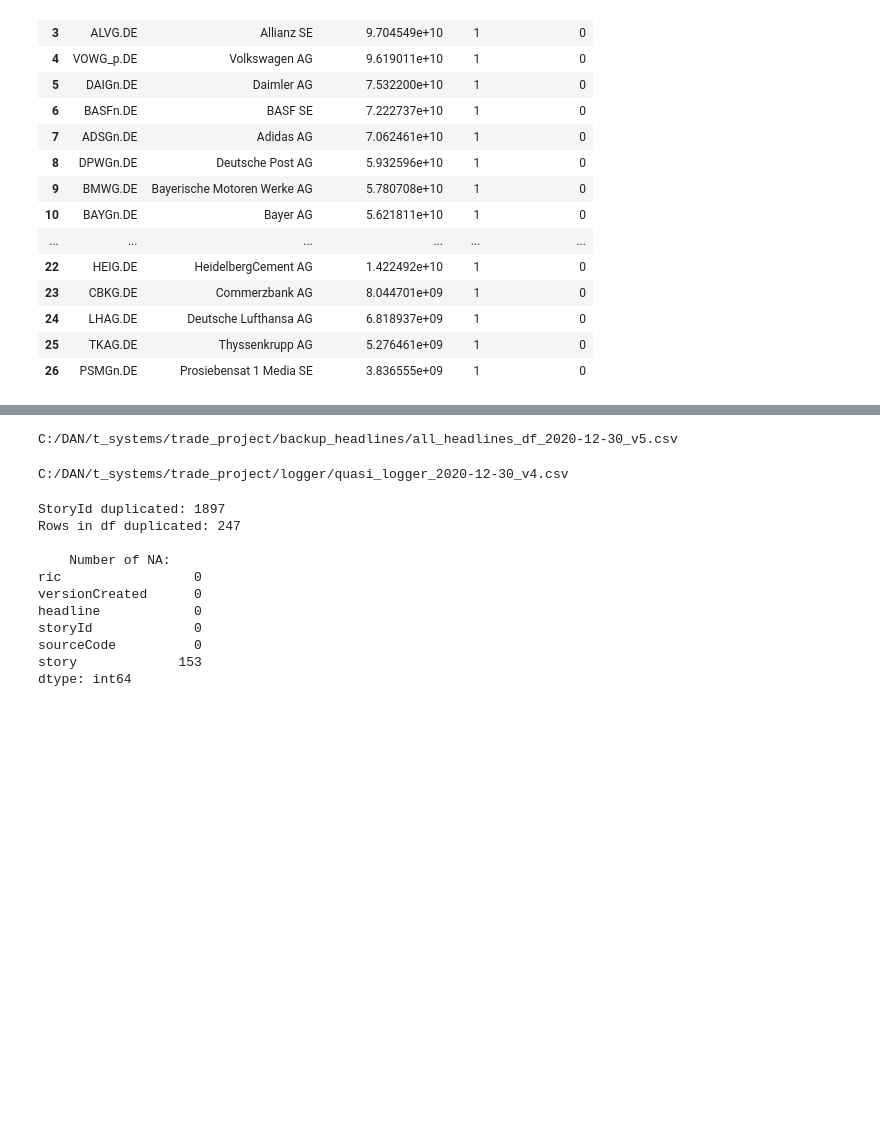
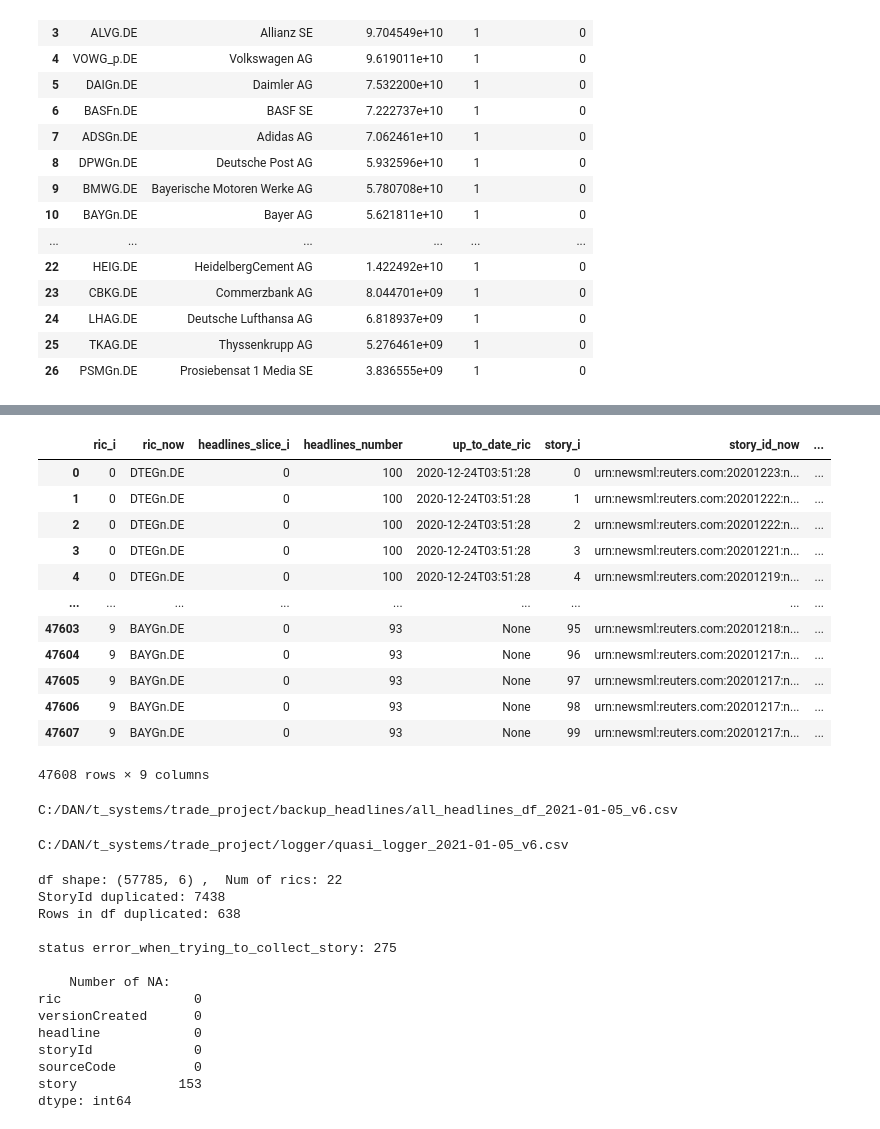
Before and after one commit to dany-kuznetsov/trade_get_news_true_way, a Jupyter notebook: trade_news_collector.ipynb, the cells around one changed output, grey strips where cells are left out. Cells and saved outputs as stored; diff of their text form; code cells hidden in the pictures; blank space fills up the shorter version.

```diff
--- a/trade_news_collector.ipynb
+++ b/trade_news_collector.ipynb
@@ -41,6 +41,11 @@ rcParams['savefig.dpi'] = 600
 rcParams['font.size'] = 12
 rcParams['legend.fontsize'] = 'large'
 rcParams['figure.titlesize'] = 'large'
+# %%
+# Зададим path для папки проекта и для папок файлов
+path_project_folder = 'C:/DAN/t_systems/trade_project/'
+folder_name_headlines = 'backup_headlines/'
+folder_name_logger = 'logger/'
 # %%
 # зададим API ключ
 ek.set_app_key('ccebd1ff788d4574818be93e35c4741925ac214e')
@@ -426,7 +519,23 @@ all_headlines_df['versionCreated'].plot()
+# %%
+quasi_logger
+# %% [output]
+|  | ric_i | ric_now | headlines_slice_i | headlines_number | up_to_date_ric | story_i | story_id_now | ... |
+| 0 | 0 | DTEGn.DE | 0 | 100 | 2020-12-24T03:51:28 | 0 | urn:newsml:reuters.com:20201223:n... | ... |
+| 1 | 0 | DTEGn.DE | 0 | 100 | 2020-12-24T03:51:28 | 1 | urn:newsml:reuters.com:20201222:n... | ... |
+| 2 | 0 | DTEGn.DE | 0 | 100 | 2020-12-24T03:51:28 | 2 | urn:newsml:reuters.com:20201222:n... | ... |
+| 3 | 0 | DTEGn.DE | 0 | 100 | 2020-12-24T03:51:28 | 3 | urn:newsml:reuters.com:20201221:n... | ... |
+| 4 | 0 | DTEGn.DE | 0 | 100 | 2020-12-24T03:51:28 | 4 | urn:newsml:reuters.com:20201219:n... | ... |
+| ... | ... | ... | ... | ... | ... | ... | ... | ... |
+| 47603 | 9 | BAYGn.DE | 0 | 93 | None | 95 | urn:newsml:reuters.com:20201218:n... | ... |
+| 47604 | 9 | BAYGn.DE | 0 | 93 | None | 96 | urn:newsml:reuters.com:20201217:n... | ... |
+| 47605 | 9 | BAYGn.DE | 0 | 93 | None | 97 | urn:newsml:reuters.com:20201217:n... | ... |
+| 47606 | 9 | BAYGn.DE | 0 | 93 | None | 98 | urn:newsml:reuters.com:20201217:n... | ... |
+| 47607 | 9 | BAYGn.DE | 0 | 93 | None | 99 | urn:newsml:reuters.com:20201217:n... | ... |
+47608 rows × 9 columns
 # %%
 # Сохранить версию all_headlines_df
 file_version = 1
-folder_name = 'C:/DAN/t_systems/trade_project/backup_headlines/'
+folder_name = path_project_folder + folder_name_headlines
 date_now = datetime.today().strftime("%Y-%m-%d")
 file_name = 'all_headlines_df' + '_' + str(date_now) + '_v' + str(file_version) + '.csv'
 while file_name in os.listdir(folder_name):
@@ -437,11 +546,11 @@ file_path = folder_name + file_name
 all_headlines_df.to_csv(file_path, sep = '~', index=False)
 print(file_path)
 # %% [output]
-C:/DAN/t_systems/trade_project/backup_headlines/all_headlines_df_2020-12-30_v5.csv
+C:/DAN/t_systems/trade_project/backup_headlines/all_headlines_df_2021-01-05_v6.csv
 # %%
 # Сохранить версию логгера
 file_version = 1
-folder_name = 'C:/DAN/t_systems/trade_project/logger/'
+folder_name = path_project_folder + folder_name_logger
 date_now = datetime.today().strftime("%Y-%m-%d")
 file_name = 'quasi_logger' + '_' + str(date_now) + '_v' + str(file_version) + '.csv'
 while file_name in os.listdir(folder_name):
@@ -451,16 +560,22 @@ file_path = folder_name + file_name
 quasi_logger.to_csv(file_path, sep = ';', index=False)
 print(file_path)
 # %% [output]
-C:/DAN/t_systems/trade_project/logger/quasi_logger_2020-12-30_v4.csv
+C:/DAN/t_systems/trade_project/logger/quasi_logger_2021-01-05_v6.csv
 # %%
+print('df shape:', all_headlines_df.shape, ',  Num of rics:', all_headlines_df.groupby('ric')['ric'].nunique().sort_values(ascending=False).count())
 print('StoryId duplicated:', all_headlines_df['storyId'].duplicated().sum())
 print('Rows in df duplicated:', all_headlines_df.duplicated().sum())
 print()
+print('status error_when_trying_to_collect_story:', all_headlines_df[all_headlines_df['story'] == 'error_when_trying_to_collect_story']['story'].count())
+print()
 print('    Number of NA:')
 print(len(all_headlines_df) - all_headlines_df.notna().sum())
 # %% [output]
-StoryId duplicated: 1897
-Rows in df duplicated: 247
+df shape: (57785, 6) ,  Num of rics: 22
+StoryId duplicated: 7438
+Rows in df duplicated: 638
+
+status error_when_trying_to_collect_story: 275
 
     Number of NA:
 ric                 0
```
Also changed, not shown: parts of 11 cells of this notebook.
